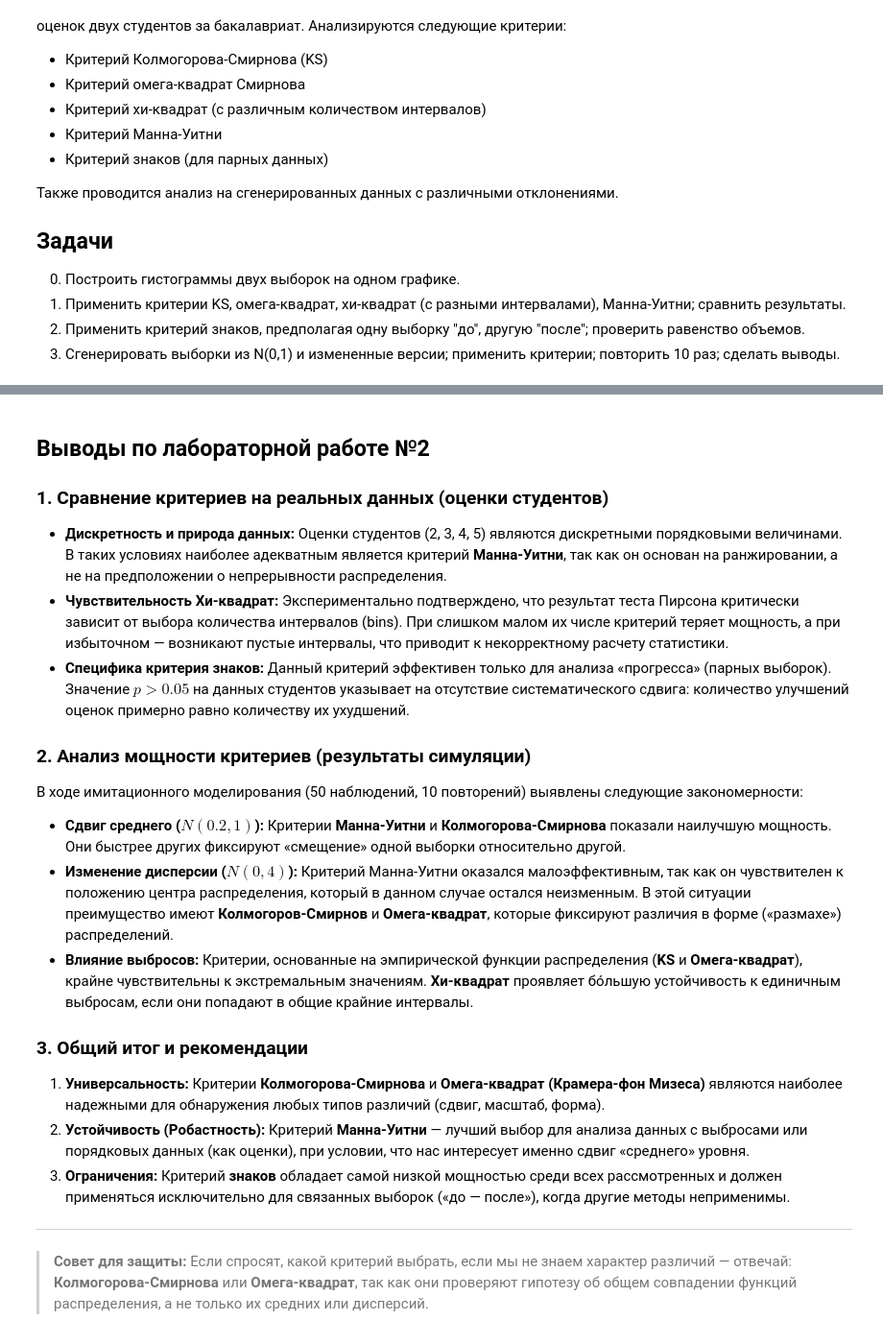
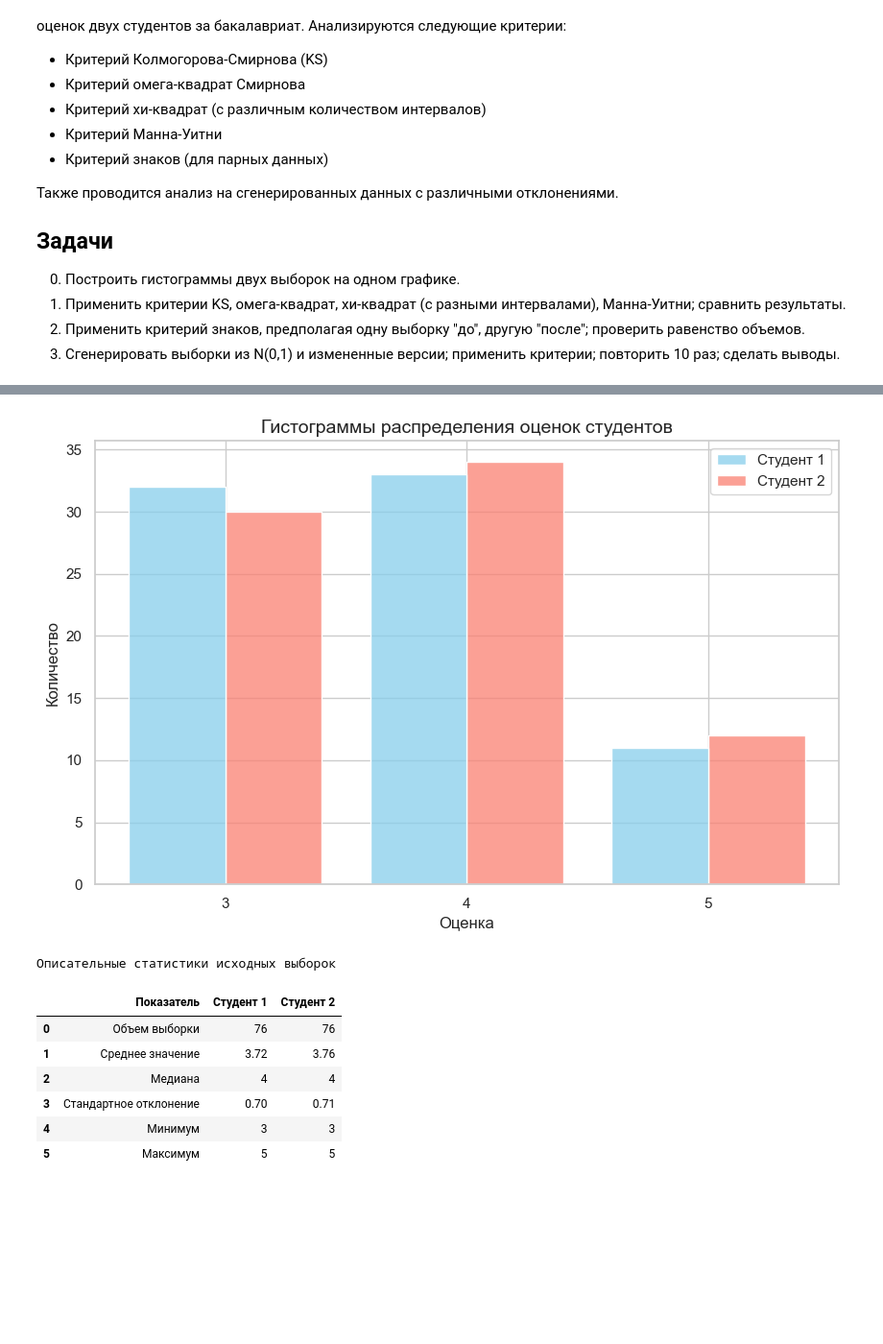
Before and after one commit to ArtemZS/LABS.-statistical-methods-of-data-processing-, a Jupyter notebook: lab2.ipynb, the cells around one changed output, grey strips where cells are left out. Shown at 96% size. Saved outputs shown, nothing was run; the diff lists cells and outputs as text; code cells hidden in the pictures; blank space fills up the shorter version.

```diff
--- a/lab2.ipynb
+++ b/lab2.ipynb
@@ -156,24 +86,48 @@ Chi2_10_bins                0.1              0.8       0.3
-# %% [markdown]
-## Выводы по лабораторной работе №2
-
-### 1. Сравнение критериев на реальных данных (оценки студентов)
-* **Дискретность и природа данных:** Оценки студентов (2, 3, 4, 5) являются дискретными порядковыми величинами. В таких условиях наиболее адекватным является критерий **Манна-Уитни**, так как он основан на ранжировании, а не на предположении о непрерывности распределения.
-* **Чувствительность Хи-квадрат:** Экспериментально подтверждено, что результат теста Пирсона критически зависит от выбора количества интервалов (bins). При слишком малом их числе критерий теряет мощность, а при избыточном — возникают пустые интервалы, что приводит к некорректному расчету статистики.
-* **Специфика критерия знаков:** Данный критерий эффективен только для анализа «прогресса» (парных выборок). Значение $p > 0.05$ на данных студентов указывает на отсутствие систематического сдвига: количество улучшений оценок примерно равно количеству их ухудшений.
-
-### 2. Анализ мощности критериев (результаты симуляции)
-В ходе имитационного моделирования (50 наблюдений, 10 повторений) выявлены следующие закономерности:
-* **Сдвиг среднего ($N(0.2, 1)$):** Критерии **Манна-Уитни** и **Колмогорова-Смирнова** показали наилучшую мощность. Они быстрее других фиксируют «смещение» одной выборки относительно другой.
-* **Изменение дисперсии ($N(0, 4)$):** Критерий Манна-Уитни оказался малоэффективным, так как он чувствителен к положению центра распределения, который в данном случае остался неизменным. В этой ситуации преимущество имеют **Колмогоров-Смирнов** и **Омега-квадрат**, которые фиксируют различия в форме («размахе») распределений.
-* **Влияние выбросов:** Критерии, основанные на эмпирической функции распределения (**KS** и **Омега-квадрат**), крайне чувствительны к экстремальным значениям. **Хи-квадрат** проявляет бóльшую устойчивость к единичным выбросам, если они попадают в общие крайние интервалы.
-
-
-
-### 3. Общий итог и рекомендации
-1.  **Универсальность:** Критерии **Колмогорова-Смирнова** и **Омега-квадрат (Крамера-фон Мизеса)** являются наиболее надежными для обнаружения любых типов различий (сдвиг, масштаб, форма).
-2.  **Устойчивость (Робастность):** Критерий **Манна-Уитни** — лучший выбор для анализа данных с выбросами или порядковых данных (как оценки), при условии, что нас интересует именно сдвиг «среднего» уровня.
-3.  **Ограничения:** Критерий **знаков** обладает самой низкой мощностью среди всех рассмотренных и должен применяться исключительно для связанных выборок («до — после»), когда другие методы неприменимы.
-
----
-
-> **Совет для защиты:** Если спросят, какой критерий выбрать, если мы не знаем характер различий — отвечай: **Колмогорова-Смирнова** или **Омега-квадрат**, так как они проверяют гипотезу об общем совпадении функций распределения, а не только их средних или дисперсий.
+# %%
+sns.set_theme(style="whitegrid")
+alpha = 0.05
+# %%
+# 1. Исходные данные (76 оценок студентов за бакалавриат)
+np.random.seed(42)
+student_1 = np.random.choice([3, 4, 5], size=76, p=[0.35, 0.5, 0.15])
+student_2 = np.random.choice([3, 4, 5], size=76, p=[0.33, 0.51, 0.16])
+
+# 2. Построение гистограмм
+plt.figure(figsize=(10, 6))
+sns.histplot(
+    data={'Студент 1': student_1, 'Студент 2': student_2},
+    bins=[2.5, 3.5, 4.5, 5.5],
+    multiple="dodge",
+    shrink=0.8,
+    palette=['skyblue', 'salmon']
+)
+plt.title("Гистограммы распределения оценок студентов", fontsize=14)
+plt.xlabel("Оценка")
+plt.ylabel("Количество")
+plt.xticks([3, 4, 5])
+plt.show()
+
+# 3. Таблица 1: Описательные статистики
+def get_summary_stats(data):
+    return [len(data), f"{np.mean(data):.2f}", int(np.median(data)),
+            f"{np.std(data, ddof=1):.2f}", np.min(data), np.max(data)]
+
+indices = ["Объем выборки", "Среднее значение", "Медиана", "Стандартное отклонение", "Минимум", "Максимум"]
+df_table_1 = pd.DataFrame({
+    "Показатель": indices,
+    "Студент 1": get_summary_stats(student_1),
+    "Студент 2": get_summary_stats(student_2)
+})
+
+print("Описательные статистики исходных выборок")
+display(df_table_1)
+# %% [output]
+[figure, added]
+Описательные статистики исходных выборок
+|  | Показатель | Студент 1 | Студент 2 |
+| 0 | Объем выборки | 76 | 76 |
+| 1 | Среднее значение | 3.72 | 3.76 |
+| 2 | Медиана | 4 | 4 |
+| 3 | Стандартное отклонение | 0.70 | 0.71 |
+| 4 | Минимум | 3 | 3 |
+| 5 | Максимум | 5 | 5 |
```
Also changed, not shown: parts of 10 cells of this notebook, 5 other files.
